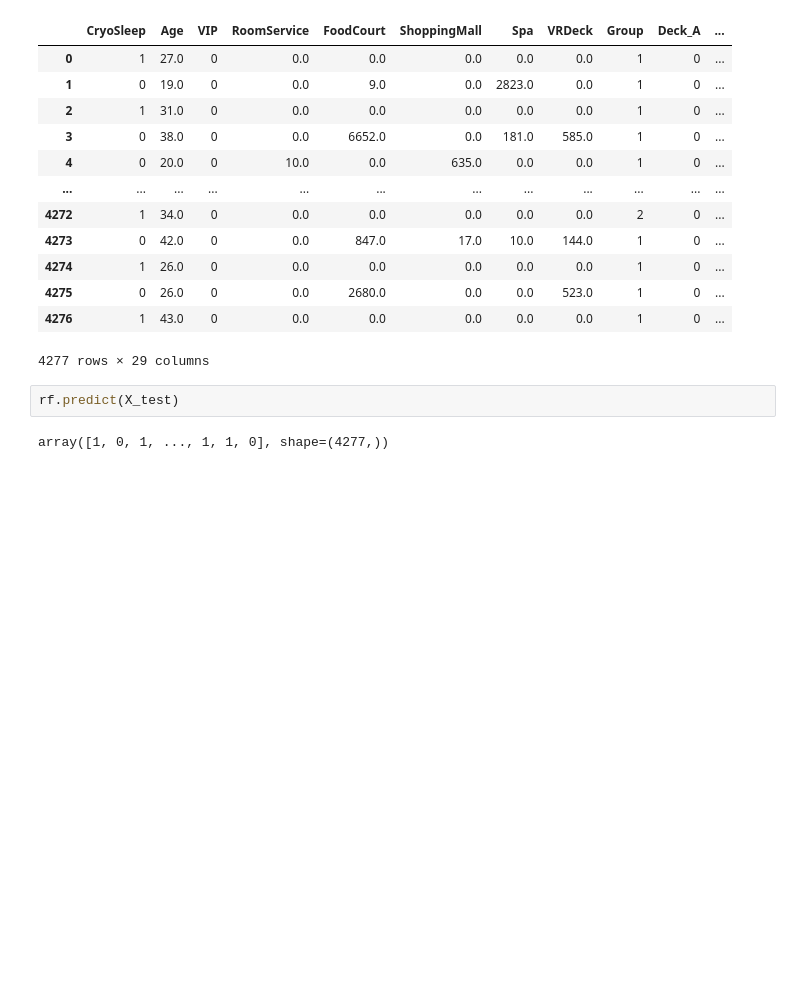
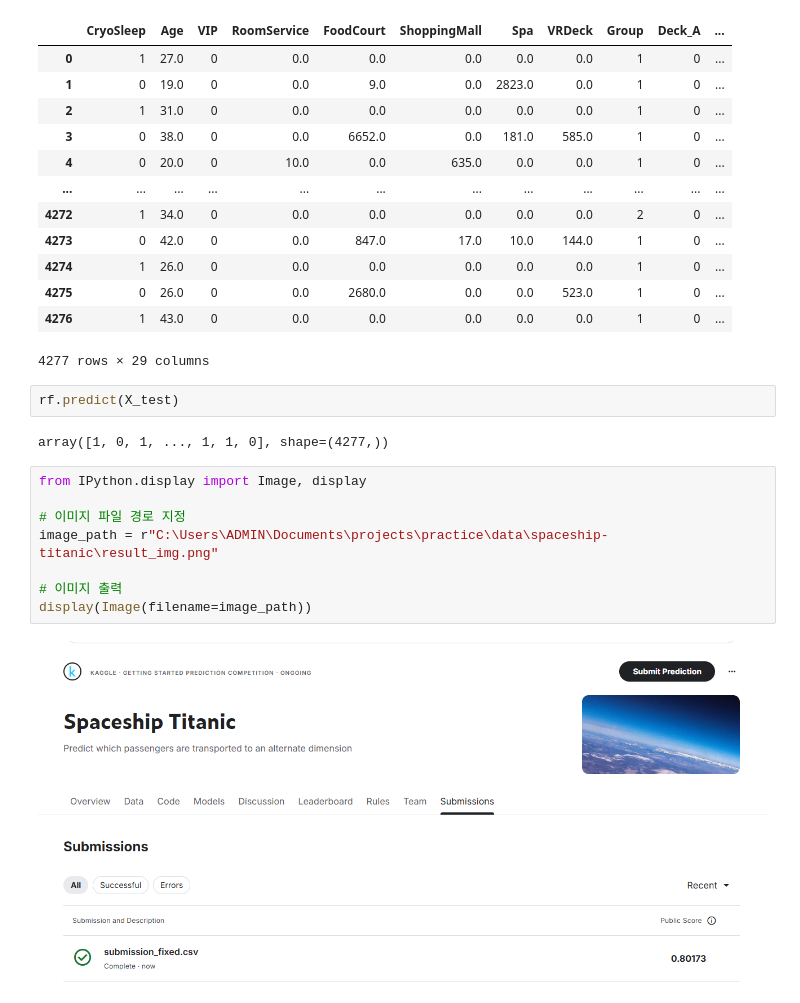
Before and after one commit to Jongha611/AIFFEL_quest_eng, a Jupyter notebook: Main_Quest/Quest01/main_quest_2.ipynb, the cells around one changed output. Drawn from its saved outputs; the diff is of its cells as text; blank space fills up the shorter version.

```diff
--- a/Main_Quest/Quest01/main_quest_2.ipynb
+++ b/Main_Quest/Quest01/main_quest_2.ipynb
@@ -779,3 +779,13 @@ X_test
 rf.predict(X_test)
 # %% [output]
 array([1, 0, 1, ..., 1, 1, 0], shape=(4277,))
+# %%
+from IPython.display import Image, display
+
+# 이미지 파일 경로 지정
+image_path = r"C:\Users\ADMIN\Documents\projects\practice\data\spaceship-titanic\result_img.png"
+
+# 이미지 출력
+display(Image(filename=image_path))
+# %% [output]
+[figure, added]
```
